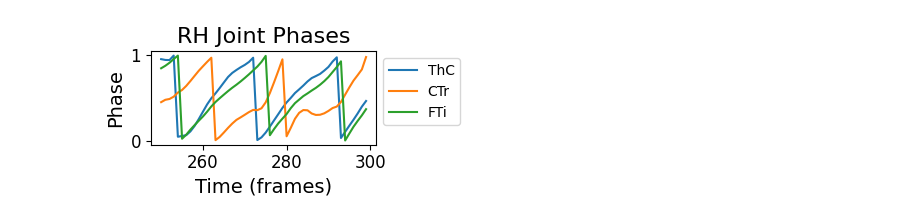
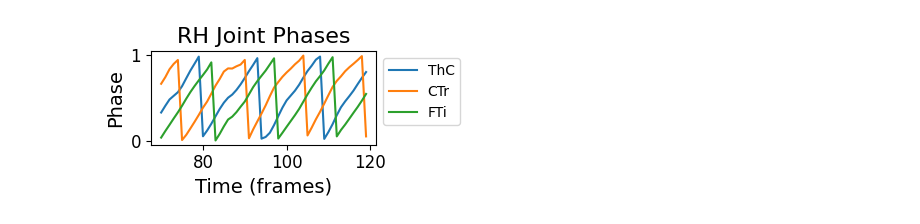
Before and after one commit to wangyuchen0217/airl-insect-walking, a Jupyter notebook: intra-limb analysis.ipynb, the cells around one changed output. Drawn from its saved outputs; the diff is of its cells as text; code cells hidden in the pictures.

```diff
--- a/intra-limb analysis.ipynb
+++ b/intra-limb analysis.ipynb
@@ -10,13 +10,13 @@ import os
 from scipy.signal import hilbert
 
 # ======== Parameters (modify these as needed) ========= #
-ENV_ID = "Medauroidea_66k_aug3c_uneven_legloss"
+ENV_ID = "Medauroidea_66k_aug3c_legloss"
 ALGO = "airl_logit_vx"
-FILENAME = "20251022-1712"
-STEP_NUM = "950000"
+FILENAME = "20251103-1924"
+STEP_NUM = "840000"
 EPISODE = 1 #
-start = 250 #
-end = 300 #
+start = 70 #
+end = 120 #
 fig_length = 4
 fig_width = 2
 
@@ -25,7 +25,7 @@ ACTIONS_PATH = f"logs/{ENV_ID}/{ALGO}/{FILENAME}/eval/step{STEP_NUM}/episode_{EP
 VEL_PATH = f"logs/{ENV_ID}/{ALGO}/{FILENAME}/eval/step{STEP_NUM}/episode_{EPISODE}_velocities.csv"
 FOOT_TRAJ_PATH = f"logs/{ENV_ID}/{ALGO}/{FILENAME}/eval/step{STEP_NUM}/episode_{EPISODE}_foot_trajs.csv"
 '''-----------------------------------need to adjust for the leg loss-----------------------------------'''
-RH_PATH = f"logs/{ENV_ID}/{ALGO}/{FILENAME}/eval/step{STEP_NUM}/episode_{EPISODE}_RH_joints.csv"
+# RH_PATH = f"logs/{ENV_ID}/{ALGO}/{FILENAME}/eval/step{STEP_NUM}/episode_{EPISODE}_RH_joints.csv"
 
 os.makedirs(f"evaluation/{ENV_ID}/{ALGO}/{FILENAME}/step{STEP_NUM}/episode_{EPISODE}/", exist_ok=True)
 SAVE_PATH = f"evaluation/{ENV_ID}/{ALGO}/{FILENAME}/step{STEP_NUM}/episode_{EPISODE}"
@@ -46,8 +46,8 @@ velocities = pd.read_csv(VEL_PATH, header=None, index_col=None)
 foot_trajs = pd.read_csv(FOOT_TRAJ_PATH, header=None, index_col=None)
 
 '''-----------------------------------need to adjust for the leg loss-----------------------------------'''
-rh = pd.read_csv(RH_PATH, header=None, index_col=None)
-rh.columns = ['RH_ThC', 'RH_CTr', 'RH_FTi']
+# rh = pd.read_csv(RH_PATH, header=None, index_col=None)
+# rh.columns = ['RH_ThC', 'RH_CTr', 'RH_FTi']
 
 # ======== Denormalize Data ======== #
 env = CoppeliaSimEnv(simulation = False)
@@ -64,16 +64,16 @@ states.columns = [
                   'LH_ThC', 'LH_CTr', 'LH_FTi',
                   'RF_ThC', 'RF_CTr', 'RF_FTi',
                   'RM_ThC', 'RM_CTr', 'RM_FTi',
-                #   'RH_ThC', 'RH_CTr', 'RH_FTi',
+                  'RH_ThC', 'RH_CTr', 'RH_FTi',
                   'force_LF', 'force_LM', 'force_LH', 'force_RF', 'force_RM', 'force_RH',
                 #   'foot_traj_LF', 'foot_traj_LM', 'foot_traj_LH', 'foot_traj_RF', 'foot_traj_RM', 'foot_traj_RH',
                 #   'contact_FL', 'contact_ML', 'contact_HL', 'contact_FR', 'contact_MR', 'contact_HR'
                   ]
 
 '''-----------------------------------need to adjust for the leg loss-----------------------------------'''
-states['RH_ThC'] = rh['RH_ThC']
-states['RH_CTr'] = rh['RH_CTr']
-states['RH_FTi'] = rh['RH_FTi']
+# states['RH_ThC'] = rh['RH_ThC']
+# states['RH_CTr'] = rh['RH_CTr']
+# states['RH_FTi'] = rh['RH_FTi']
 
 forces = states[['force_LF', 'force_LM', 'force_LH', 'force_RF', 'force_RM', 'force_RH']].copy()
 
@@ -93,34 +93,34 @@ def inter_limb_plot(leg, start, end):
     phiT, phiC, phiF = map(phase, [leg[:, 0], leg[:, 1], leg[:, 2]])
     # --- Phases ---
     plt.figure(figsize=(fig_length, fig_width))
     plt.plot(np.arange(start, end), phiT[start:end], label="ThC")
     plt.plot(np.arange(start, end), phiC[start:end], label="CTr")
     plt.plot(np.arange(start, end), phiF[start:end], label="FTi")
     plt.title(f"RH Joint Phases", fontsize=16)
     plt.xlabel('Time (frames)', fontsize=14)
     plt.ylabel('Phase', fontsize=14)
     plt.tick_params(axis='both', which='major', labelsize=12)
     plt.legend(bbox_to_anchor=(1, 1), loc='upper left')
     plt.tight_layout()
     plt.show()
 
     # --- Cyclograms (scatter instead of line) ---
     # start = 274
     # end = 300
     # for (x, y, n1, n2) in [(0, 1, "ThC", "CTr"), (1, 2, "CTr", "FTi"), (0, 2, "ThC", "FTi")]:
     #     plt.figure(figsize=(3, 3))
     #     # plt.scatter(lf[a:b, x], lf[a:b, y], s=10, alpha=0.7)
     #     plt.plot(leg[start:end,x],leg[start:end,y], marker='o', markersize=4, lw=0.7, alpha=0.8)
     #     plt.xlabel(f"{n1} (rad)")
     #     plt.ylabel(f"{n2} (rad)")
     #     plt.title(f"LF {n1}-{n2}\ncycle [{start}:{end})")
     #     plt.tight_layout()
     #     plt.savefig(f"LF_{n1}-{n2}_{start}-{end}.png", dpi=200, bbox_inches="tight")
     #     plt.show()
 
 inter_limb_plot(rh, start, end)
 # %% [output]
-[figure, old version]
+[figure, new version]
 # %%
 # ======== Cyclogram per-cycle analyzer (LF) ======== #
 
```
Also changed, not shown: 3 other files.
